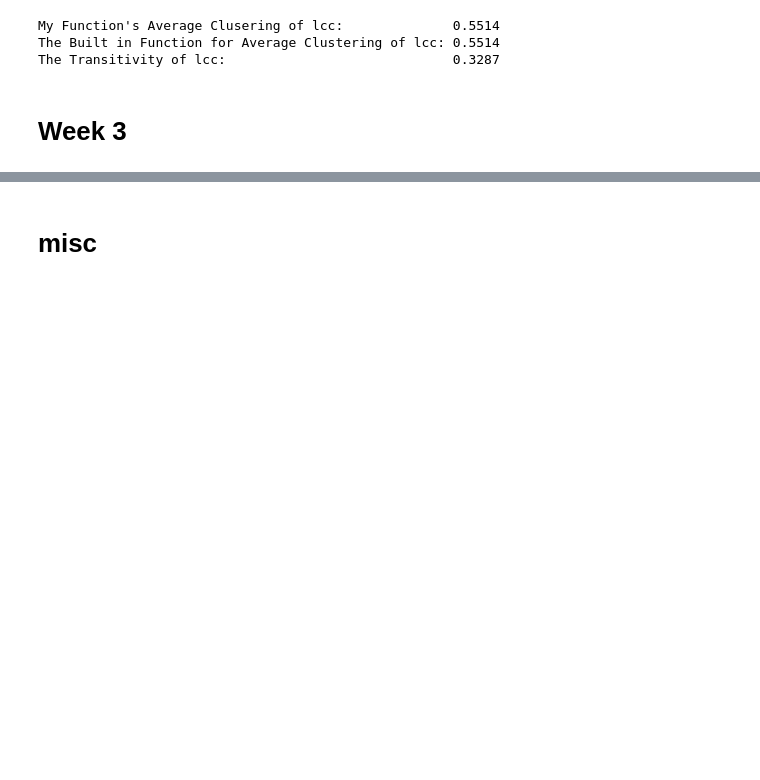
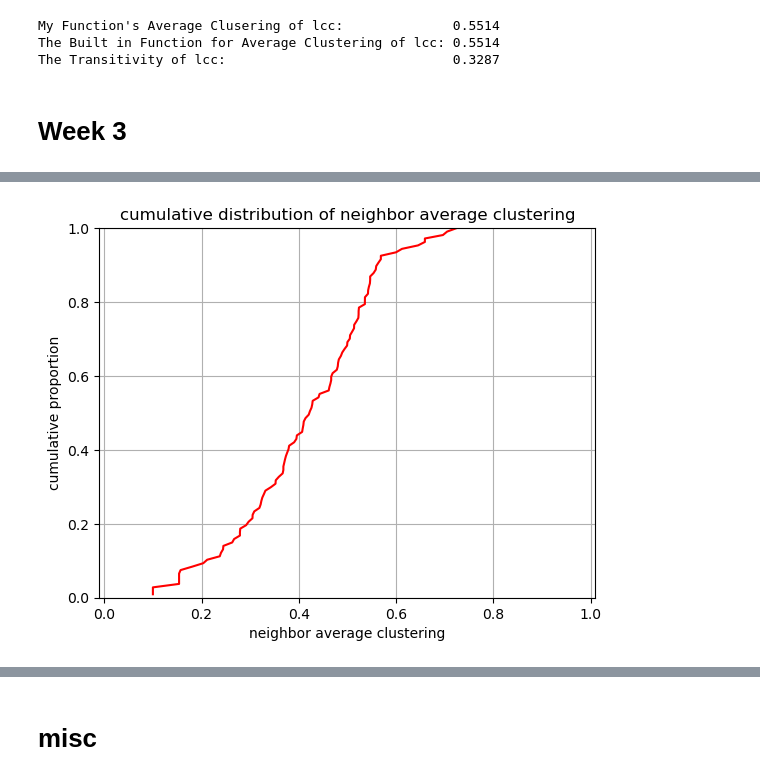
Before and after one commit to GiacomoMazz/Social_Network_Analysis_GOT, a Jupyter notebook: main.ipynb, the cells around one changed output, grey strips where cells are left out. Drawn from its saved outputs; the diff is of its cells as text; code cells hidden in the pictures; blank space fills up the shorter version.

```diff
--- a/main.ipynb
+++ b/main.ipynb
@@ -171,0 +213,40 @@ The Transitivity of lcc:                             0.3287
+# %%
+# Task 2 Average clustering of Neighbors
+
+# converting clustering at every node df to dictionary for easier lookup
+clustering_df = get_clustering_at_every_node(G)
+clustering_dict = dict(zip(clustering_df["node"], clustering_df["clustering_coeff"]))
+
+# building a dictionary containing each node and their average clustering of their neighbors
+neighbor_avg_cluster = {}
+
+for node in G.nodes():
+
+    neighbors = list(G.neighbors(node))
+    if len(neighbors) == 0:
+        neighbor_avg_cluster[node] = 0
+        continue
+
+    total_cluster = 0
+    count = 0
+
+    for neighbor in neighbors:
+        total_cluster += clustering_dict[neighbor]
+        count += 1
+
+    neighbor_avg_cluster[node] = total_cluster/count
+
+neighbor_avg_cluster_df = pd.DataFrame({"node": neighbor_avg_cluster.keys(), "clustering_coeff": neighbor_avg_cluster.values()})
+
+neighbor_x, neighbor_y = get_cumulative_distribution(neighbor_avg_cluster_df, "clustering_coeff")
+
+plt.plot(neighbor_x, neighbor_y, color = "red")
+plt.xlabel("neighbor average clustering")
+plt.ylabel("cumulative proportion")
+plt.title("cumulative distribution of neighbor average clustering")
+plt.xlim(-0.01, 1.01)
+plt.ylim(0, 1)
+plt.grid(True)
+plt.show()
+# %% [output]
+[figure, added]
```
Also changed, not shown: parts of 3 cells of this notebook.
